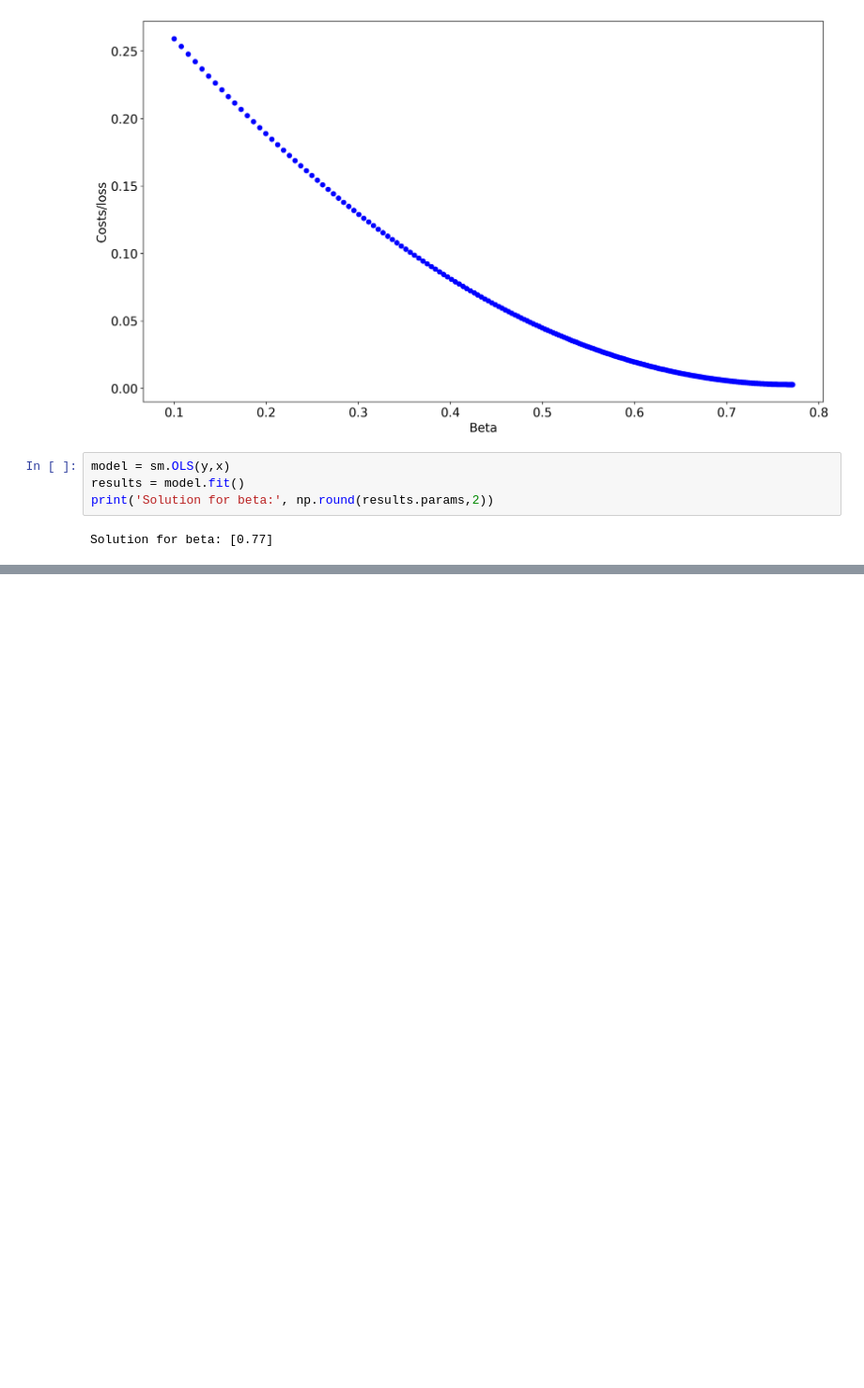
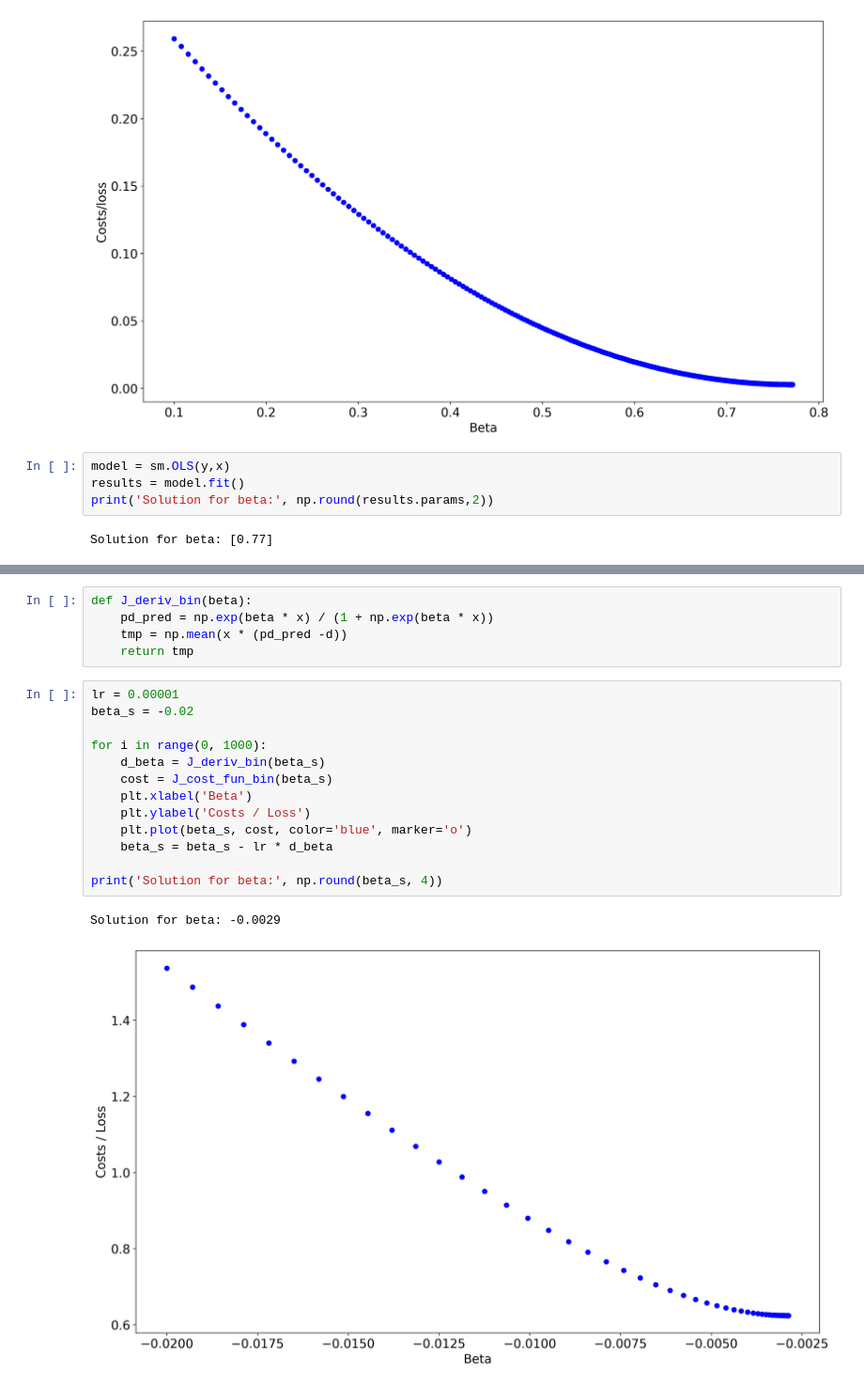
Before and after one commit to oliveiraphm/deep_credit_risk, a Jupyter notebook: chapter04_notebook.ipynb, the cells around one changed output, grey strips where cells are left out. Shown at 94% size. Drawn from its saved outputs; the diff is of its cells as text; blank space fills up the shorter version.

```diff
--- a/chapter04_notebook.ipynb
+++ b/chapter04_notebook.ipynb
@@ -153,0 +171,21 @@ Solution for beta: [0.77]
+# %%
+def J_deriv_bin(beta):
+    pd_pred = np.exp(beta * x) / (1 + np.exp(beta * x))
+    tmp = np.mean(x * (pd_pred -d))
+    return tmp
+# %%
+lr = 0.00001
+beta_s = -0.02
+
+for i in range(0, 1000):
+    d_beta = J_deriv_bin(beta_s)
+    cost = J_cost_fun_bin(beta_s)
+    plt.xlabel('Beta')
+    plt.ylabel('Costs / Loss')
+    plt.plot(beta_s, cost, color='blue', marker='o')
+    beta_s = beta_s - lr * d_beta
+
+print('Solution for beta:', np.round(beta_s, 4))
+# %% [output]
+Solution for beta: -0.0029
+[figure, added]
```
Also changed, not shown: parts of 14 cells of this notebook.
